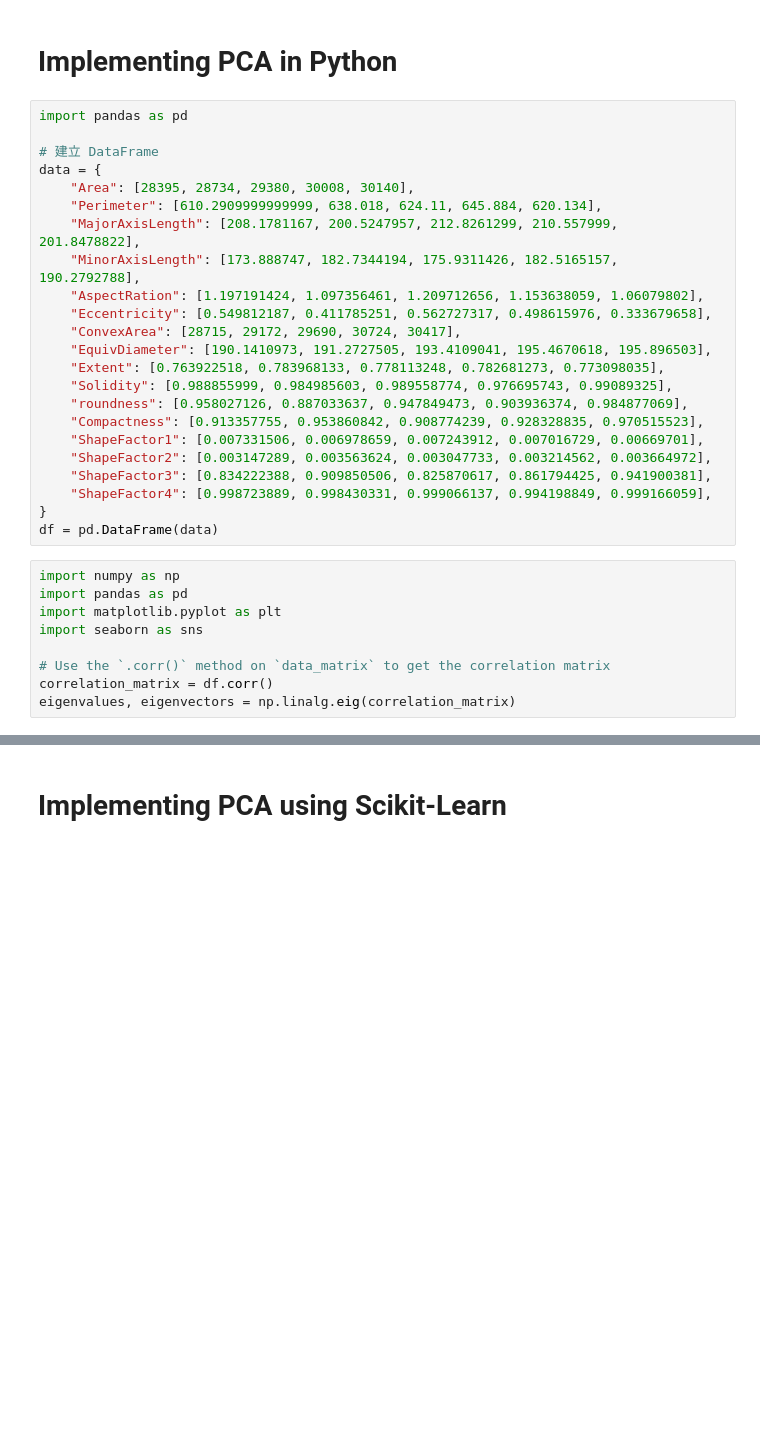
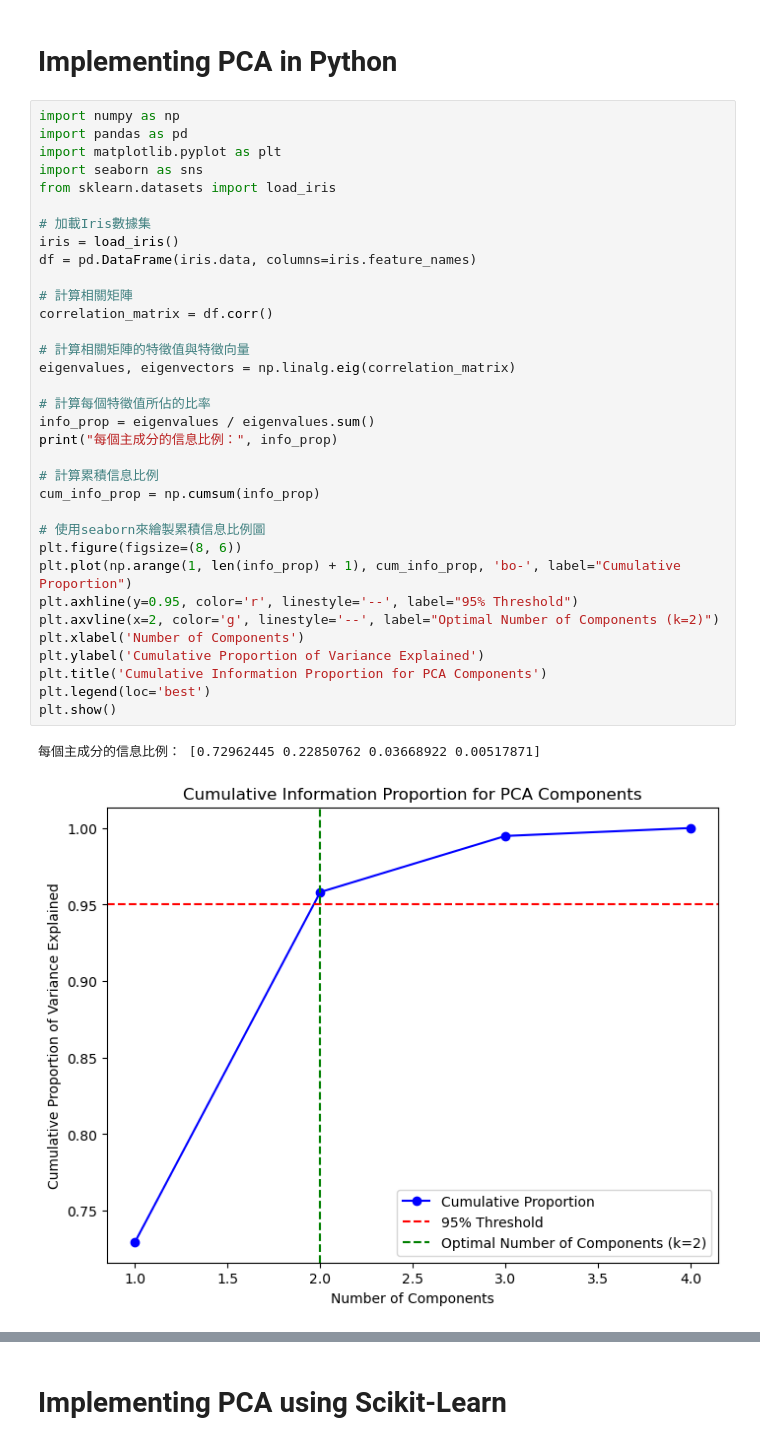
Before and after one commit to benson1231/DataScience, a Jupyter notebook: Python/MachineLearning/PCA.ipynb, the cells around one changed output, grey strips where cells are left out. Saved outputs shown, nothing was run; the diff lists cells and outputs as text; blank space fills up the shorter version.

```diff
--- a/Python/MachineLearning/PCA.ipynb
+++ b/Python/MachineLearning/PCA.ipynb
@@ -1,34 +1,39 @@
 # %% [markdown]
 # Implementing PCA in Python
-# %%
-import pandas as pd
-
-# 建立 DataFrame
-data = {
-    "Area": [28395, 28734, 29380, 30008, 30140],
-    "Perimeter": [610.2909999999999, 638.018, 624.11, 645.884, 620.134],
-    "MajorAxisLength": [208.1781167, 200.5247957, 212.8261299, 210.557999, 201.8478822],
-    "MinorAxisLength": [173.888747, 182.7344194, 175.9311426, 182.5165157, 190.2792788],
-    "AspectRation": [1.197191424, 1.097356461, 1.209712656, 1.153638059, 1.06079802],
-    "Eccentricity": [0.549812187, 0.411785251, 0.562727317, 0.498615976, 0.333679658],
-    "ConvexArea": [28715, 29172, 29690, 30724, 30417],
-    "EquivDiameter": [190.1410973, 191.2727505, 193.4109041, 195.4670618, 195.896503],
-    "Extent": [0.763922518, 0.783968133, 0.778113248, 0.782681273, 0.773098035],
-    "Solidity": [0.988855999, 0.984985603, 0.989558774, 0.976695743, 0.99089325],
-    "roundness": [0.958027126, 0.887033637, 0.947849473, 0.903936374, 0.984877069],
-    "Compactness": [0.913357755, 0.953860842, 0.908774239, 0.928328835, 0.970515523],
-    "ShapeFactor1": [0.007331506, 0.006978659, 0.007243912, 0.007016729, 0.00669701],
-    "ShapeFactor2": [0.003147289, 0.003563624, 0.003047733, 0.003214562, 0.003664972],
-    "ShapeFactor3": [0.834222388, 0.909850506, 0.825870617, 0.861794425, 0.941900381],
-    "ShapeFactor4": [0.998723889, 0.998430331, 0.999066137, 0.994198849, 0.999166059],
-}
-df = pd.DataFrame(data)
 # %%
 import numpy as np
 import pandas as pd
 import matplotlib.pyplot as plt
 import seaborn as sns
+from sklearn.datasets import load_iris
 
-# Use the `.corr()` method on `data_matrix` to get the correlation matrix
+# 加載Iris數據集
+iris = load_iris()
+df = pd.DataFrame(iris.data, columns=iris.feature_names)
+
+# 計算相關矩陣
 correlation_matrix = df.corr()
+
+# 計算相關矩陣的特徵值與特徵向量
 eigenvalues, eigenvectors = np.linalg.eig(correlation_matrix)
+
+# 計算每個特徵值所佔的比率
+info_prop = eigenvalues / eigenvalues.sum()
+print("每個主成分的信息比例：", info_prop)
+
+# 計算累積信息比例
+cum_info_prop = np.cumsum(info_prop)
+
+# 使用seaborn來繪製累積信息比例圖
+plt.figure(figsize=(8, 6))
+plt.plot(np.arange(1, len(info_prop) + 1), cum_info_prop, 'bo-', label="Cumulative Proportion")
+plt.axhline(y=0.95, color='r', linestyle='--', label="95% Threshold")
+plt.axvline(x=2, color='g', linestyle='--', label="Optimal Number of Components (k=2)")
+plt.xlabel('Number of Components')
+plt.ylabel('Cumulative Proportion of Variance Explained')
+plt.title('Cumulative Information Proportion for PCA Components')
+plt.legend(loc='best')
+plt.show()
+# %% [output]
+每個主成分的信息比例： [0.72962445 0.22850762 0.03668922 0.00517871]
+[figure, added]
```
Also changed, not shown: parts of 8 cells of this notebook, 5 other files.
